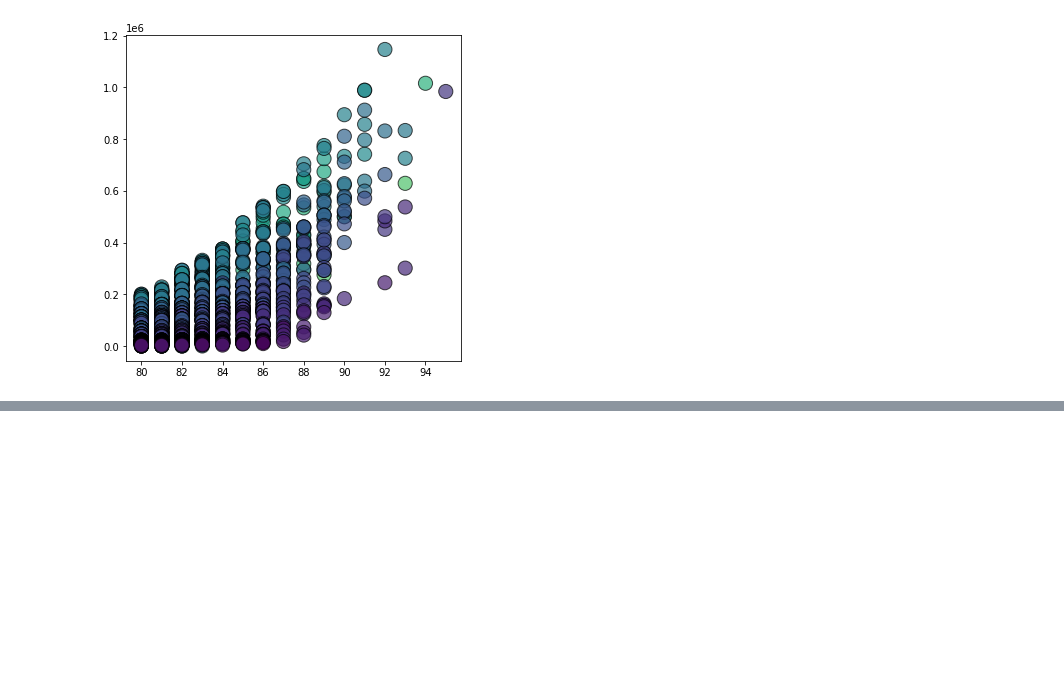
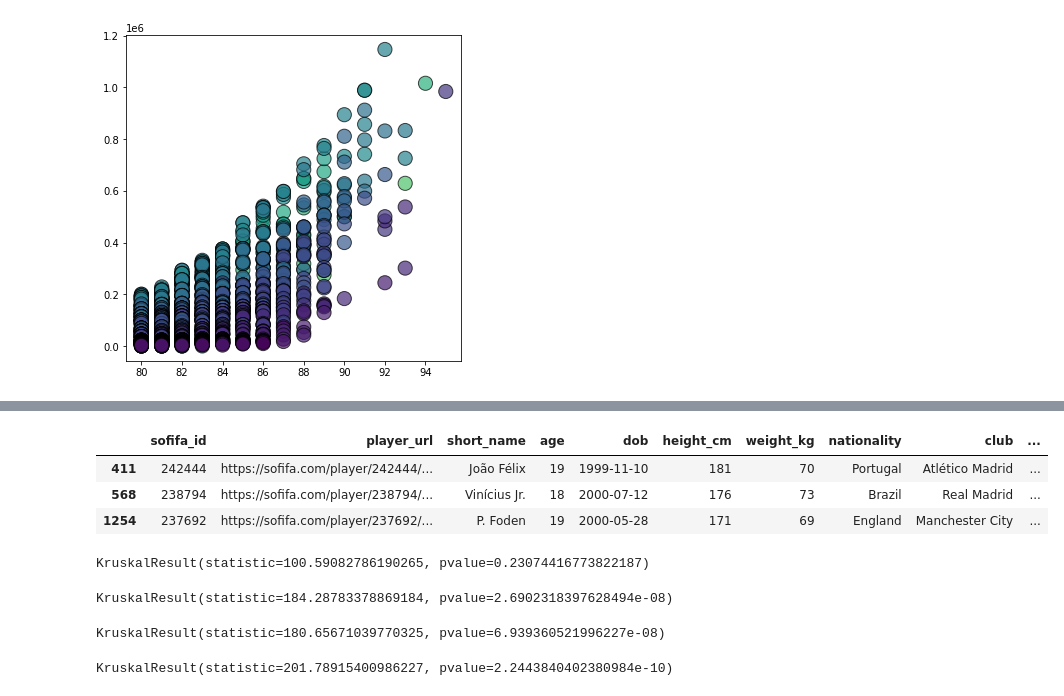
Before and after one commit to LucasAfa/Projeto1-IF775, a Jupyter notebook: projeto_1.ipynb, the cells around one changed output, grey strips where cells are left out. Saved outputs shown, nothing was run; the diff lists cells and outputs as text; code cells hidden in the pictures; blank space fills up the shorter version.

```diff
--- a/projeto_1.ipynb
+++ b/projeto_1.ipynb
@@ -231,0 +211,34 @@ ValueError: ignored
+# %%
+# Para exemplificar um pouco mais, no gráfico percebemos outros 3 jogadores novos mas com bastante potencial, porém seus valores são bem mais baixos que o do Mbappé mostrado acima
+# Ao pegar eles aqui, percebemos que é justamente porque a força atual deles é bem abaixo da de Mbappé, por exemplo
+
+fifa20[(fifa20['potential'] > 89) & (fifa20['price_per_potential'] < 400000)]
+# %% [output]
+|  | sofifa_id | player_url | short_name | age | dob | height_cm | weight_kg | nationality | club | ... |
+| 411 | 242444 | https://sofifa.com/player/242444/... | João Félix | 19 | 1999-11-10 | 181 | 70 | Portugal | Atlético Madrid | ... |
+| 568 | 238794 | https://sofifa.com/player/238794/... | Vinícius Jr. | 18 | 2000-07-12 | 176 | 73 | Brazil | Real Madrid | ... |
+| 1254 | 237692 | https://sofifa.com/player/237692/... | P. Foden | 19 | 2000-05-28 | 171 | 69 | England | Manchester City | ... |
+# %%
+# Hipoteses para serem testadas: o país influencia no seu potencial?
+
+stats.stats.kruskal(*[group["potential"].values for name, group in fifa20.groupby("country_code")])
+# %% [output]
+KruskalResult(statistic=100.59082786190265, pvalue=0.23074416773822187)
+# %%
+# Hipoteses para serem testadas: o país influencia no seu preço por potencial?
+
+stats.stats.kruskal(*[group["price_per_potential"].values for name, group in fifa20.groupby("country_code")])
+# %% [output]
+KruskalResult(statistic=184.28783378869184, pvalue=2.6902318397628494e-08)
+# %%
+# Hipoteses para serem testadas: o país influencia no seu preço por força atual?
+
+stats.stats.kruskal(*[group["price_per_overall"].values for name, group in fifa20.groupby("country_code")])
+# %% [output]
+KruskalResult(statistic=180.65671039770325, pvalue=6.939360521996227e-08)
+# %%
+# Hipoteses para serem testadas: o país influencia na força atual?
+
+stats.stats.kruskal(*[group["overall"].values for name, group in fifa20.groupby("country_code")])
+# %% [output]
+KruskalResult(statistic=201.78915400986227, pvalue=2.2443840402380984e-10)
```
Also changed, not shown: parts of 8 cells of this notebook.
